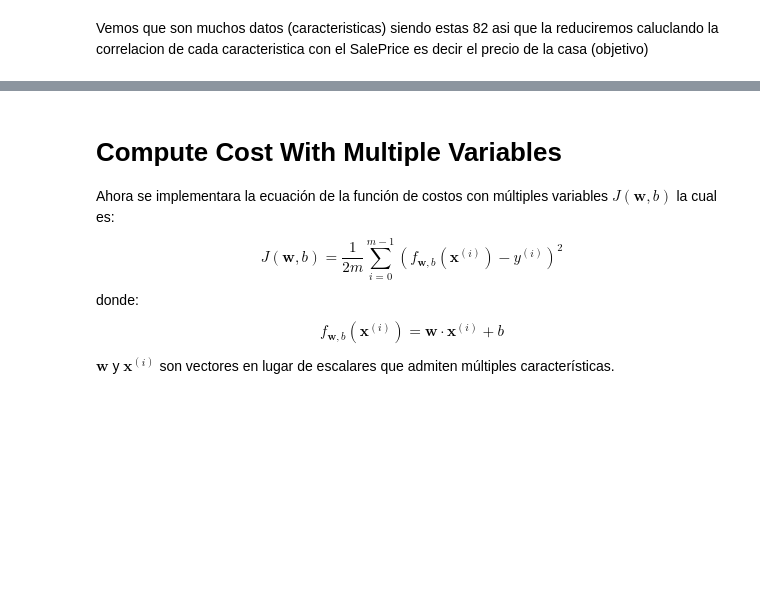
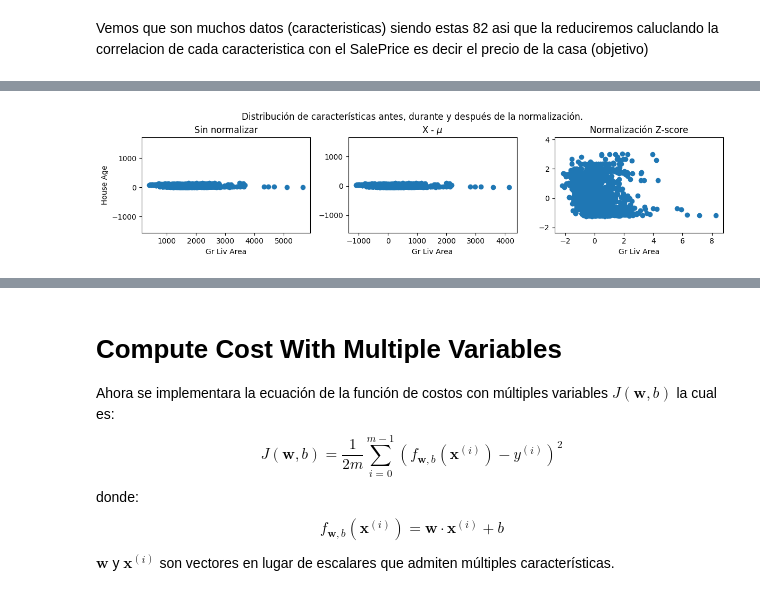
Before and after one commit to NikoMalek/House-prices-linear-regression, a Jupyter notebook: house-price-predict.ipynb, the cells around one changed output, grey strips where cells are left out. Saved outputs shown, nothing was run; the diff lists cells and outputs as text; code cells hidden in the pictures; blank space fills up the shorter version.

```diff
--- a/house-price-predict.ipynb
+++ b/house-price-predict.ipynb
@@ -173,0 +251,27 @@ Gráfico 3: Year Built vs SalePrice: Este gráfico muestra la relación entre el
+# %%
+X_features = ['Overall Qual', 'Gr Liv Area', 'House Age', 'Garage Area', 'Garage Cars', 'Total Bsmt SF', '1st Flr SF','Full Bath','Garage Yr Blt','Year Remod/Add','Mas Vnr Area','TotRms AbvGrd','Fireplaces','BsmtFin SF 1','Lot Frontage','Wood Deck SF','Open Porch SF', 'Lot Area','Bsmt Full Bath','Half Bath']
+
+mu     = np.mean(X_train,axis=0)
+sigma  = np.std(X_train,axis=0)
+X_mean = (X_train - mu)
+X_norm = (X_train - mu)/sigma
+fig,ax=plt.subplots(1, 3, figsize=(12, 3))
+ax[0].scatter(X_train[:,1], X_train[:,2])
+ax[0].set_xlabel(X_features[1]); ax[0].set_ylabel(X_features[2]);
+ax[0].set_title("Sin normalizar")
+ax[0].axis('equal')
+
+ax[1].scatter(X_mean[:,1], X_mean[:,2])
+ax[1].set_xlabel(X_features[1]); ax[0].set_ylabel(X_features[2]);
+ax[1].set_title(r"X - $\mu$")
+ax[1].axis('equal')
+
+ax[2].scatter(X_norm[:,1], X_norm[:,2])
+ax[2].set_xlabel(X_features[1]); ax[0].set_ylabel(X_features[2]);
+ax[2].set_title(r"Normalización Z-score")
+ax[2].axis('equal')
+plt.tight_layout(rect=[0, 0.03, 1, 0.95])
+fig.suptitle("Distribución de características antes, durante y después de la normalización.")
+plt.show()
+# %% [output]
+[figure, added]
```
Also changed, not shown: parts of 23 cells of this notebook, 1 other file.
